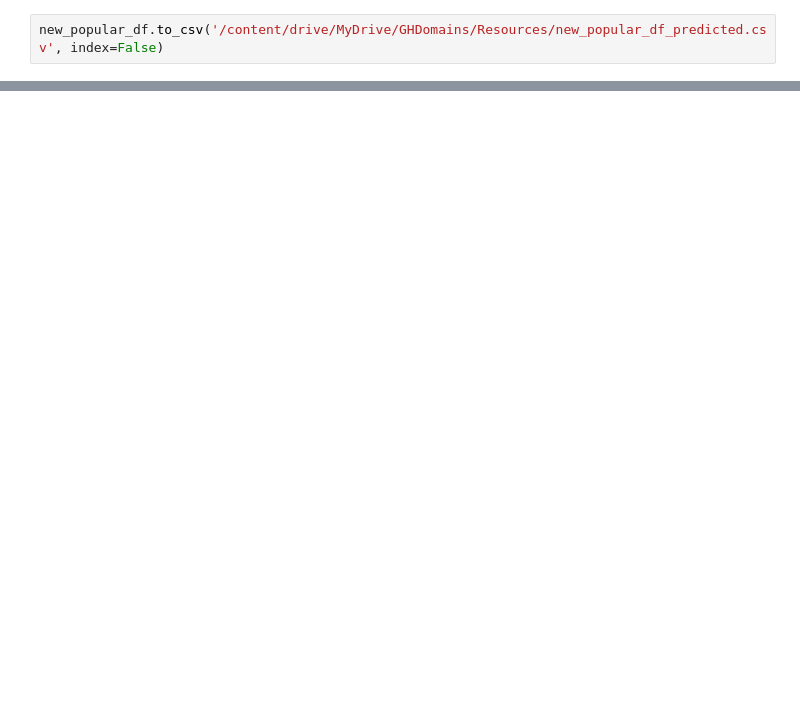
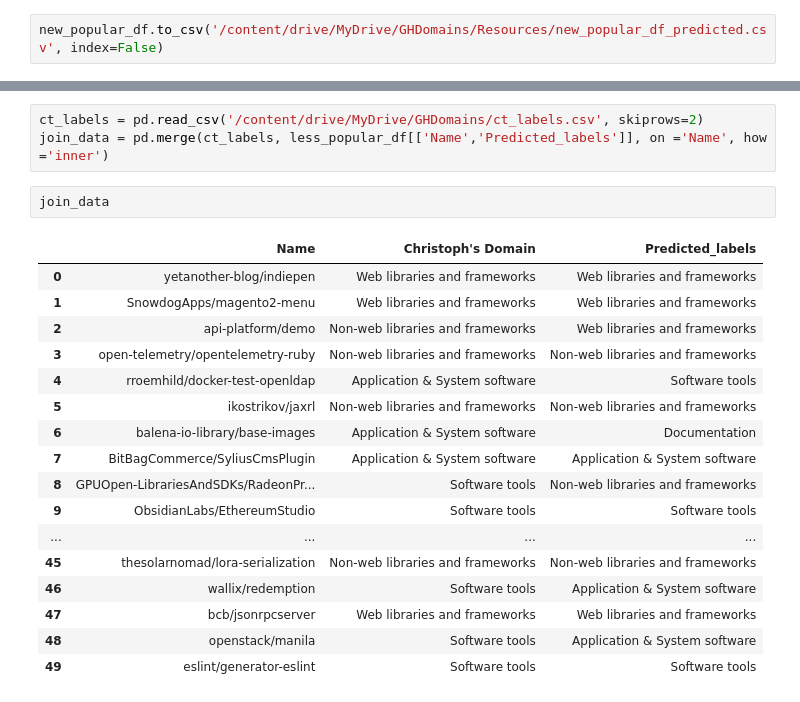
Before and after one commit to fzanart/GHDomains, a Jupyter notebook: Predictor.ipynb, the cells around one changed output, grey strips where cells are left out. Saved outputs shown, nothing was run; the diff lists cells and outputs as text; blank space fills up the shorter version.

```diff
--- a/Predictor.ipynb
+++ b/Predictor.ipynb
@@ -173,0 +176,23 @@ new_popular_df.to_csv('/content/drive/MyDrive/GHDomains/Resources/new_popular_df
+# %%
+ct_labels = pd.read_csv('/content/drive/MyDrive/GHDomains/ct_labels.csv', skiprows=2)
+join_data = pd.merge(ct_labels, less_popular_df[['Name','Predicted_labels']], on ='Name', how ='inner')
+# %%
+join_data
+# %% [output]
+|  | Name | Christoph's Domain | Predicted_labels |
+| 0 | yetanother-blog/indiepen | Web libraries and frameworks | Web libraries and frameworks |
+| 1 | SnowdogApps/magento2-menu | Web libraries and frameworks | Web libraries and frameworks |
+| 2 | api-platform/demo | Non-web libraries and frameworks | Web libraries and frameworks |
+| 3 | open-telemetry/opentelemetry-ruby | Non-web libraries and frameworks | Non-web libraries and frameworks |
+| 4 | rroemhild/docker-test-openldap | Application & System software | Software tools |
+| 5 | ikostrikov/jaxrl | Non-web libraries and frameworks | Non-web libraries and frameworks |
+| 6 | balena-io-library/base-images | Application & System software | Documentation |
+| 7 | BitBagCommerce/SyliusCmsPlugin | Application & System software | Application & System software |
+| 8 | GPUOpen-LibrariesAndSDKs/RadeonPr... | Software tools | Non-web libraries and frameworks |
+| 9 | ObsidianLabs/EthereumStudio | Software tools | Software tools |
+| ... | ... | ... | ... |
+| 45 | thesolarnomad/lora-serialization | Non-web libraries and frameworks | Non-web libraries and frameworks |
+| 46 | wallix/redemption | Software tools | Application & System software |
+| 47 | bcb/jsonrpcserver | Web libraries and frameworks | Web libraries and frameworks |
+| 48 | openstack/manila | Software tools | Application & System software |
+| 49 | eslint/generator-eslint | Software tools | Software tools |
```
Also changed, not shown: parts of 10 cells of this notebook.
